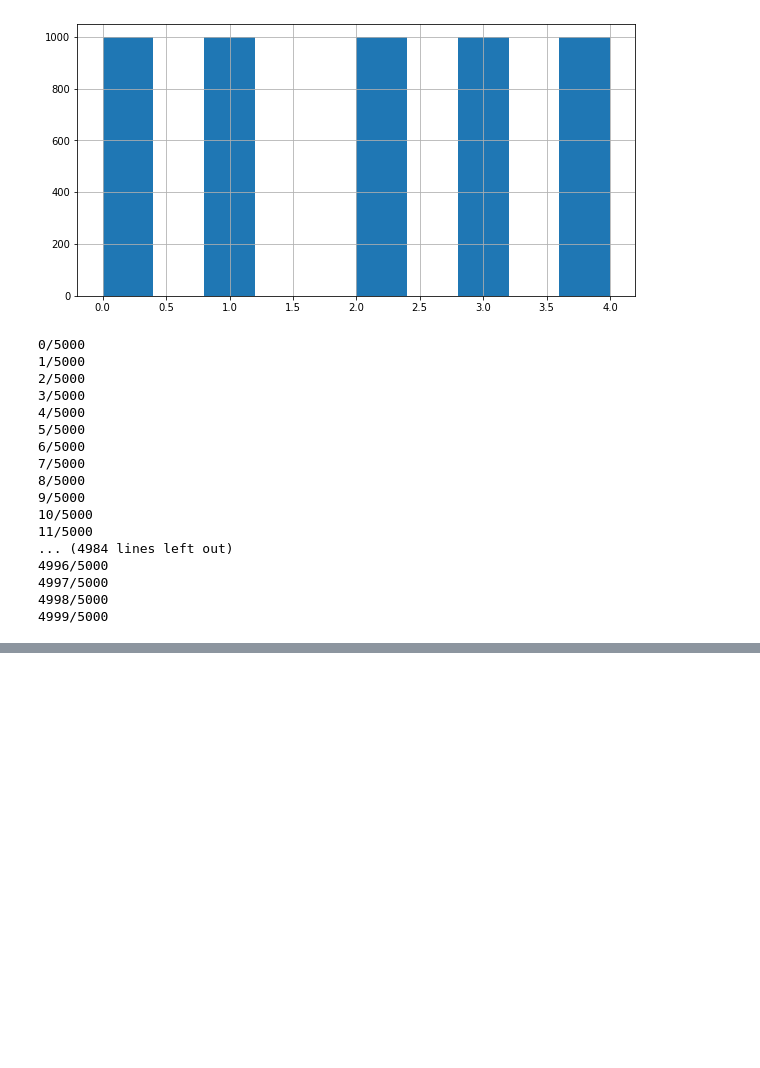
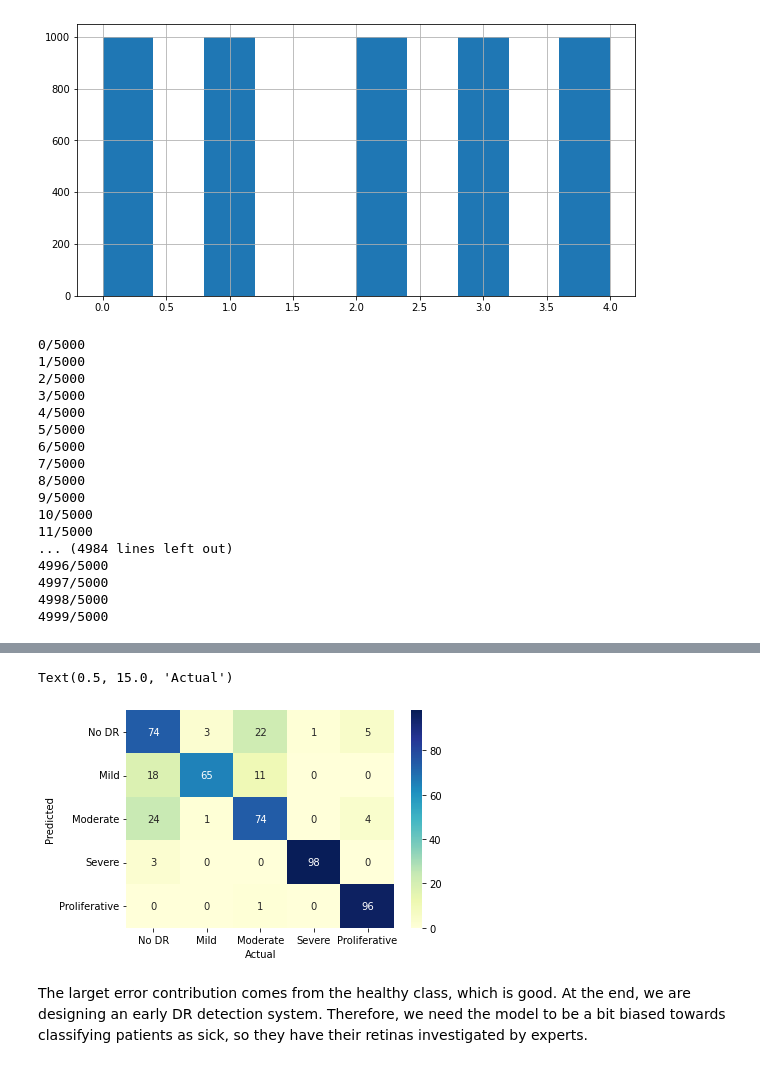
Before and after one commit to Muhammad-Al-Barbary/DR-Detection, a Jupyter notebook: InceptionResNet Training.ipynb, the cells around one changed output, grey strips where cells are left out. Saved outputs shown, nothing was run; the diff lists cells and outputs as text; code cells hidden in the pictures; blank space fills up the shorter version.

```diff
--- a/InceptionResNet Training.ipynb
+++ b/InceptionResNet Training.ipynb
@@ -259,0 +270,2 @@ model.evaluate(test_images,test_labels)
+# %%
+predictions=model.predict(test_images)
@@ -259,0 +274,14 @@ model.evaluate(test_images,test_labels)
+# %%
+cm=confusion_matrix(
+    test_labels.argmax(1),
+    predictions.argmax(1),
+)
+df_cm = pd.DataFrame(cm, index=['No DR', 'Mild','Moderate','Severe','Proliferative'], columns=['No DR', 'Mild','Moderate','Severe','Proliferative'])
+sns.heatmap(df_cm, annot=True, fmt="d", cmap="YlGnBu")
+plt.ylabel("Predicted")
+plt.xlabel("Actual")
+# %% [output]
+Text(0.5, 15.0, 'Actual')
+[figure, added]
+# %% [markdown]
+The larget error contribution comes from the healthy class, which is good. At the end, we are designing an early DR detection system. Therefore, we need the model to be a bit biased towards classifying patients as sick, so they have their retinas investigated by experts.
```
Also changed, not shown: parts of 13 cells of this notebook.
